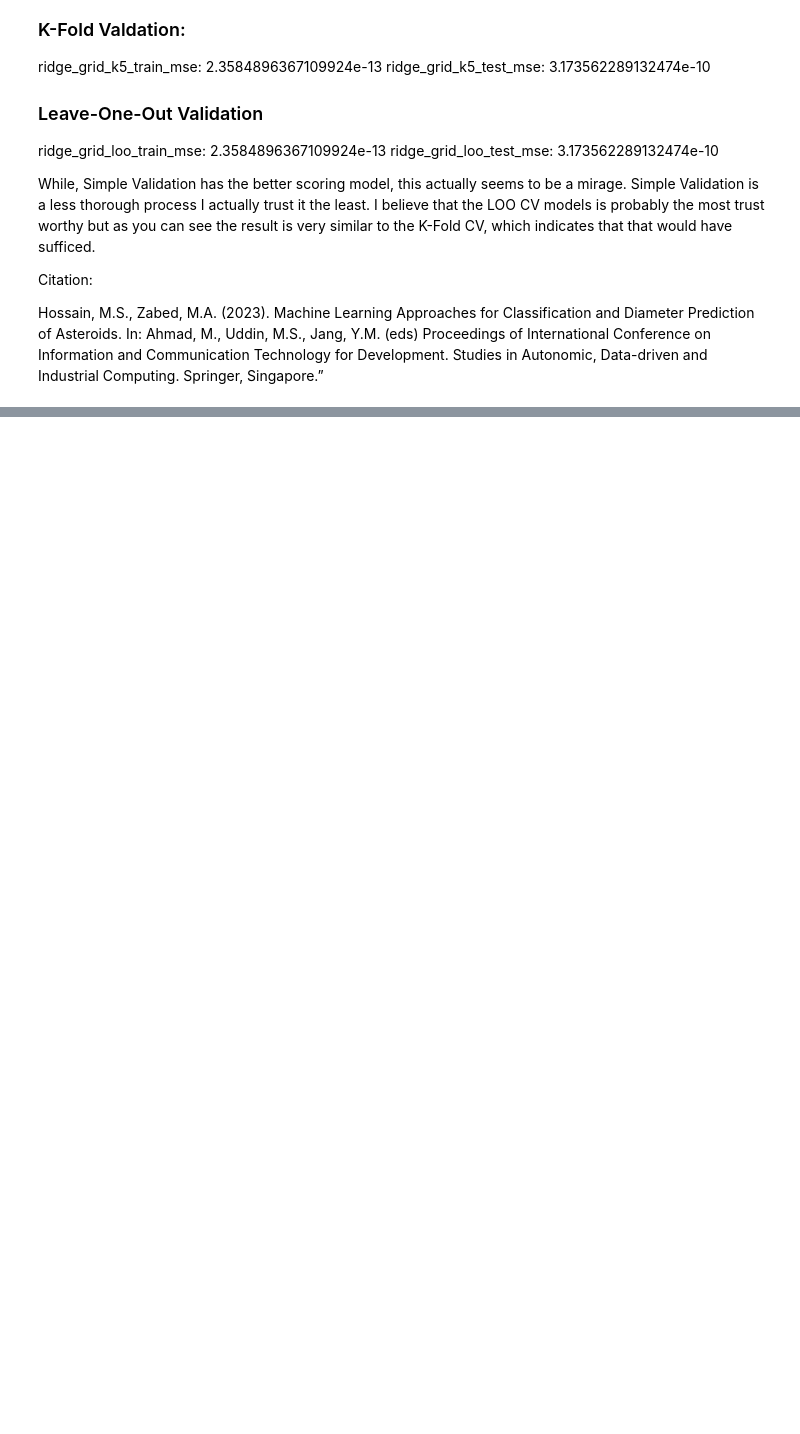
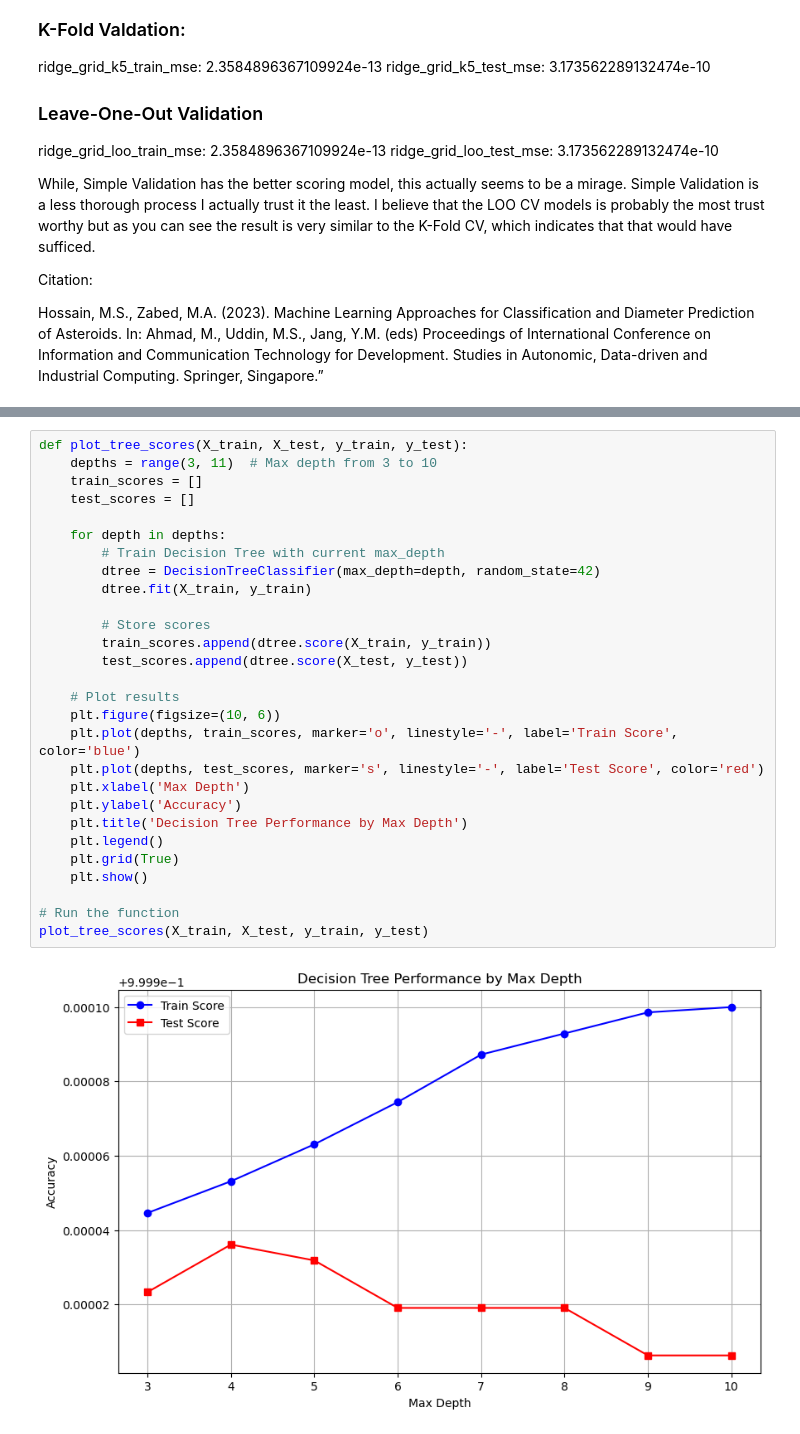
Before and after one commit to elmunoz42/mars-image-dataset-analysis, a Jupyter notebook: asteroid-analysis-w-clustering.ipynb, the cells around one changed output, grey strips where cells are left out. Cells and saved outputs as stored; diff of their text form; blank space fills up the shorter version.

```diff
--- a/asteroid-analysis-w-clustering.ipynb
+++ b/asteroid-analysis-w-clustering.ipynb
@@ -547,0 +649,30 @@ Hossain, M.S., Zabed, M.A. (2023). Machine Learning Approaches for Classificatio
+# %%
+def plot_tree_scores(X_train, X_test, y_train, y_test):
+    depths = range(3, 11)  # Max depth from 3 to 10
+    train_scores = []
+    test_scores = []
+
+    for depth in depths:
+        # Train Decision Tree with current max_depth
+        dtree = DecisionTreeClassifier(max_depth=depth, random_state=42)
+        dtree.fit(X_train, y_train)
+
+        # Store scores
+        train_scores.append(dtree.score(X_train, y_train))
+        test_scores.append(dtree.score(X_test, y_test))
+
+    # Plot results
+    plt.figure(figsize=(10, 6))
+    plt.plot(depths, train_scores, marker='o', linestyle='-', label='Train Score', color='blue')
+    plt.plot(depths, test_scores, marker='s', linestyle='-', label='Test Score', color='red')
+    plt.xlabel('Max Depth')
+    plt.ylabel('Accuracy')
+    plt.title('Decision Tree Performance by Max Depth')
+    plt.legend()
+    plt.grid(True)
+    plt.show()
+
+# Run the function
+plot_tree_scores(X_train, X_test, y_train, y_test)
+# %% [output]
+[figure, added]
```
Also changed, not shown: parts of 17 cells of this notebook, 3 other files.
